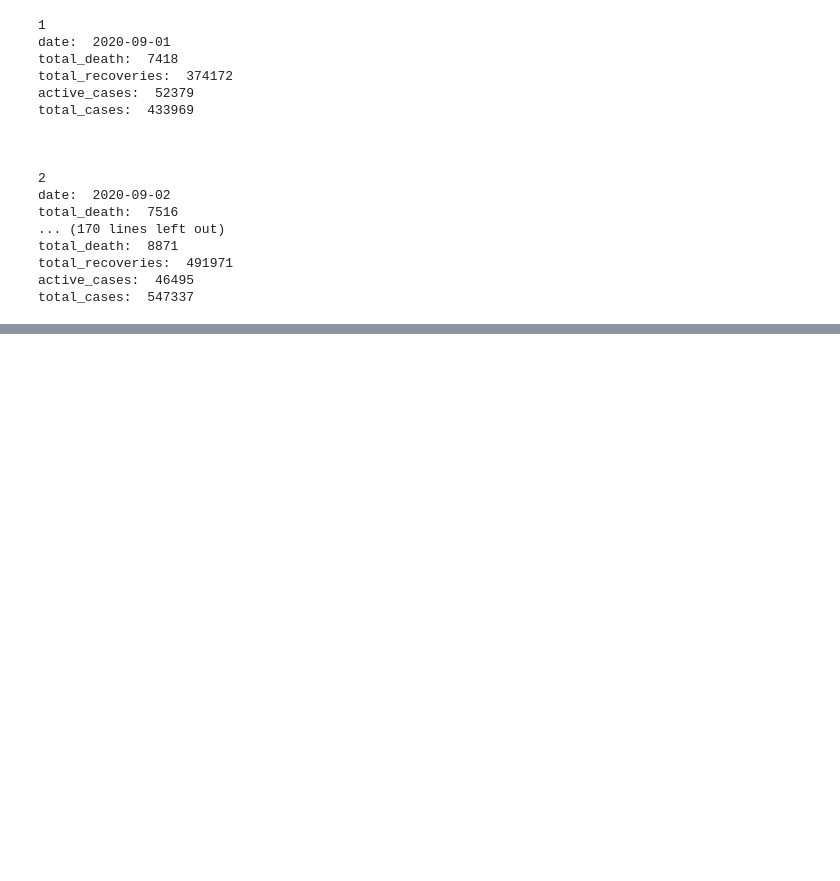
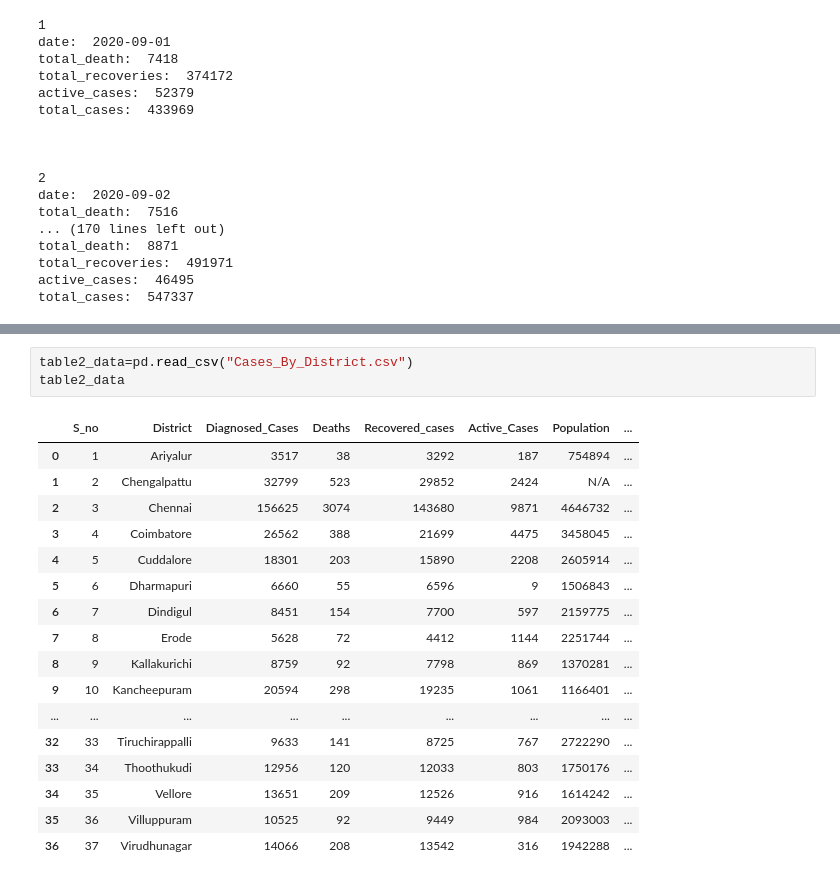
Before and after one commit to avinashkumar18/Lab, a Jupyter notebook: DWDM/text_mining.ipynb, the cells around one changed output, grey strips where cells are left out. Drawn from its saved outputs; the diff is of its cells as text; blank space fills up the shorter version.

```diff
--- a/DWDM/text_mining.ipynb
+++ b/DWDM/text_mining.ipynb
@@ -97,0 +196,21 @@ total_cases:  547337
+# %%
+table2_data=pd.read_csv("Cases_By_District.csv")
+table2_data
+# %% [output]
+|  | S_no | District | Diagnosed_Cases | Deaths | Recovered_cases | Active_Cases | Population | ... |
+| 0 | 1 | Ariyalur | 3517 | 38 | 3292 | 187 | 754894 | ... |
+| 1 | 2 | Chengalpattu | 32799 | 523 | 29852 | 2424 | N/A | ... |
+| 2 | 3 | Chennai | 156625 | 3074 | 143680 | 9871 | 4646732 | ... |
+| 3 | 4 | Coimbatore | 26562 | 388 | 21699 | 4475 | 3458045 | ... |
+| 4 | 5 | Cuddalore | 18301 | 203 | 15890 | 2208 | 2605914 | ... |
+| 5 | 6 | Dharmapuri | 6660 | 55 | 6596 | 9 | 1506843 | ... |
+| 6 | 7 | Dindigul | 8451 | 154 | 7700 | 597 | 2159775 | ... |
+| 7 | 8 | Erode | 5628 | 72 | 4412 | 1144 | 2251744 | ... |
+| 8 | 9 | Kallakurichi | 8759 | 92 | 7798 | 869 | 1370281 | ... |
+| 9 | 10 | Kancheepuram | 20594 | 298 | 19235 | 1061 | 1166401 | ... |
+| ... | ... | ... | ... | ... | ... | ... | ... | ... |
+| 32 | 33 | Tiruchirappalli | 9633 | 141 | 8725 | 767 | 2722290 | ... |
+| 33 | 34 | Thoothukudi | 12956 | 120 | 12033 | 803 | 1750176 | ... |
+| 34 | 35 | Vellore | 13651 | 209 | 12526 | 916 | 1614242 | ... |
+| 35 | 36 | Villuppuram | 10525 | 92 | 9449 | 984 | 2093003 | ... |
+| 36 | 37 | Virudhunagar | 14066 | 208 | 13542 | 316 | 1942288 | ... |
```
Also changed, not shown: parts of 17 cells of this notebook.
